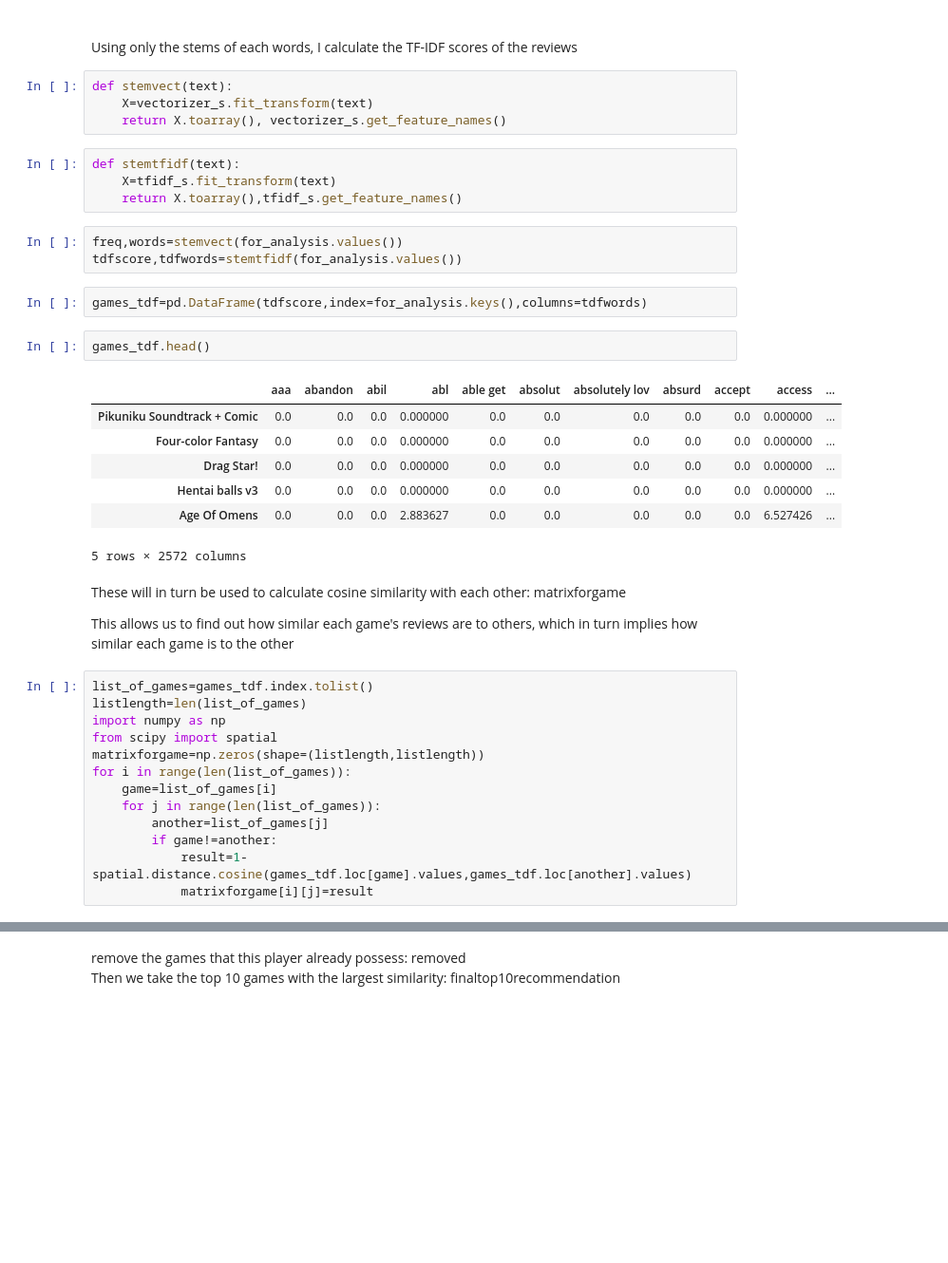
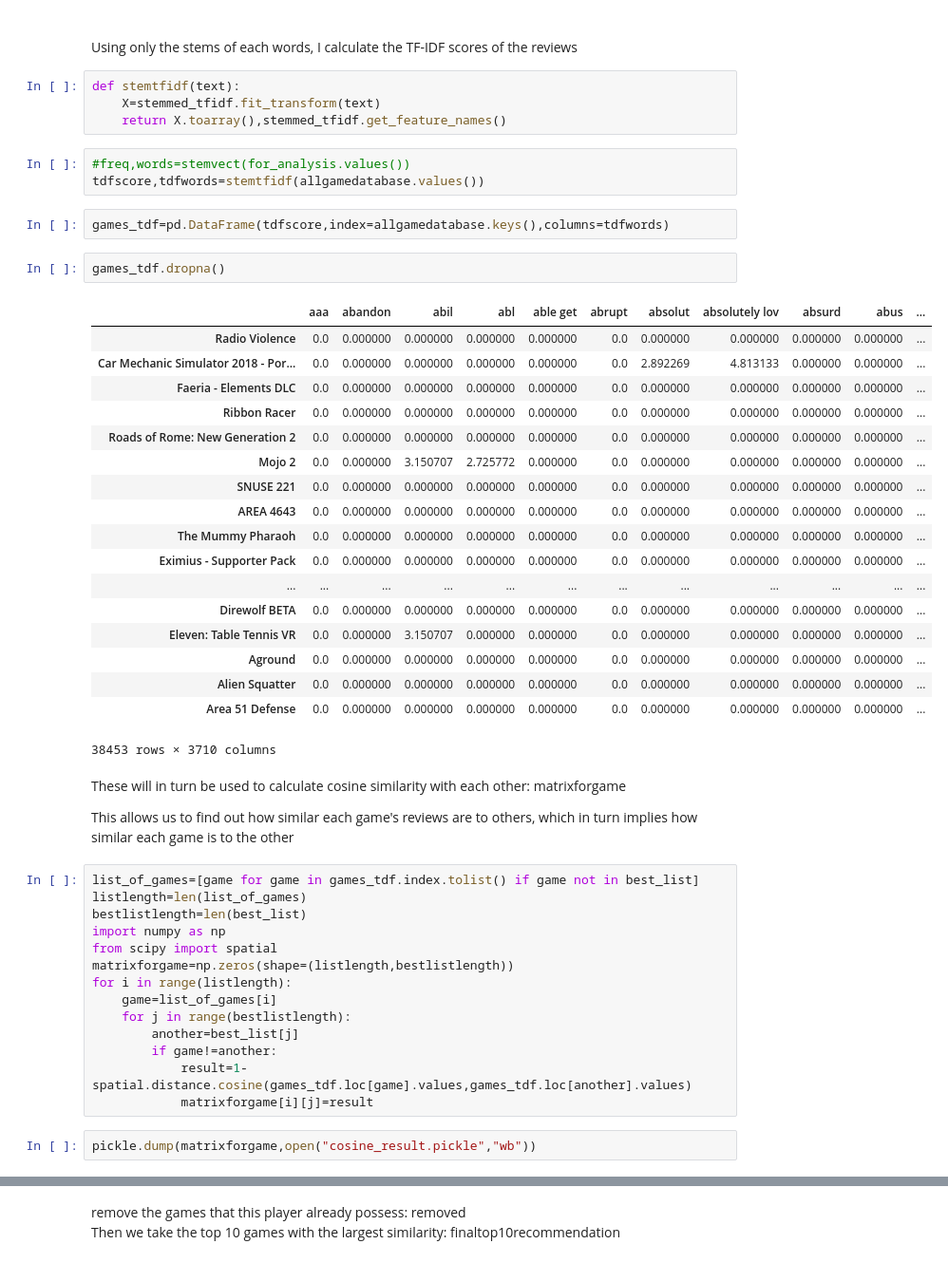
Before and after one commit to shshim906/Capstone1, a Jupyter notebook: Capstone 1 - Content based game recommendation.ipynb, the cells around one changed output, grey strips where cells are left out. Shown at 95% size. Drawn from its saved outputs; the diff is of its cells as text; blank space fills up the shorter version.

```diff
--- a/Capstone 1 - Content based game recommendation.ipynb
+++ b/Capstone 1 - Content based game recommendation.ipynb
@@ -230,42 +175,52 @@ From all the games this player played, the term "story" pops up quite a lot givi
 <br>
 Using only the stems of each words, I calculate the TF-IDF scores of the reviews
 # %%
-def stemvect(text):
-    X=vectorizer_s.fit_transform(text)
-    return X.toarray(), vectorizer_s.get_feature_names()
+def stemtfidf(text):
+    X=stemmed_tfidf.fit_transform(text)
+    return X.toarray(),stemmed_tfidf.get_feature_names()
-# %%
-def stemtfidf(text):
-    X=tfidf_s.fit_transform(text)
-    return X.toarray(),tfidf_s.get_feature_names()
 # %%
-freq,words=stemvect(for_analysis.values())
-tdfscore,tdfwords=stemtfidf(for_analysis.values())
+#freq,words=stemvect(for_analysis.values())
+tdfscore,tdfwords=stemtfidf(allgamedatabase.values())
 # %%
-games_tdf=pd.DataFrame(tdfscore,index=for_analysis.keys(),columns=tdfwords)
+games_tdf=pd.DataFrame(tdfscore,index=allgamedatabase.keys(),columns=tdfwords)
 # %%
-games_tdf.head()
+games_tdf.dropna()
 # %% [output]
-|  | aaa | abandon | abil | abl | able get | absolut | absolutely lov | absurd | accept | access | ... |
-| Pikuniku Soundtrack + Comic | 0.0 | 0.0 | 0.0 | 0.000000 | 0.0 | 0.0 | 0.0 | 0.0 | 0.0 | 0.000000 | ... |
-| Four-color Fantasy | 0.0 | 0.0 | 0.0 | 0.000000 | 0.0 | 0.0 | 0.0 | 0.0 | 0.0 | 0.000000 | ... |
-| Drag Star! | 0.0 | 0.0 | 0.0 | 0.000000 | 0.0 | 0.0 | 0.0 | 0.0 | 0.0 | 0.000000 | ... |
-| Hentai balls v3 | 0.0 | 0.0 | 0.0 | 0.000000 | 0.0 | 0.0 | 0.0 | 0.0 | 0.0 | 0.000000 | ... |
-| Age Of Omens | 0.0 | 0.0 | 0.0 | 2.883627 | 0.0 | 0.0 | 0.0 | 0.0 | 0.0 | 6.527426 | ... |
+|  | aaa | abandon | abil | abl | able get | abrupt | absolut | absolutely lov | absurd | abus | ... |
+| Radio Violence | 0.0 | 0.000000 | 0.000000 | 0.000000 | 0.000000 | 0.0 | 0.000000 | 0.000000 | 0.000000 | 0.000000 | ... |
+| Car Mechanic Simulator 2018 - Por... | 0.0 | 0.000000 | 0.000000 | 0.000000 | 0.000000 | 0.0 | 2.892269 | 4.813133 | 0.000000 | 0.000000 | ... |
+| Faeria - Elements DLC | 0.0 | 0.000000 | 0.000000 | 0.000000 | 0.000000 | 0.0 | 0.000000 | 0.000000 | 0.000000 | 0.000000 | ... |
+| Ribbon Racer | 0.0 | 0.000000 | 0.000000 | 0.000000 | 0.000000 | 0.0 | 0.000000 | 0.000000 | 0.000000 | 0.000000 | ... |
+| Roads of Rome: New Generation 2 | 0.0 | 0.000000 | 0.000000 | 0.000000 | 0.000000 | 0.0 | 0.000000 | 0.000000 | 0.000000 | 0.000000 | ... |
+| Mojo 2 | 0.0 | 0.000000 | 3.150707 | 2.725772 | 0.000000 | 0.0 | 0.000000 | 0.000000 | 0.000000 | 0.000000 | ... |
+| SNUSE 221 | 0.0 | 0.000000 | 0.000000 | 0.000000 | 0.000000 | 0.0 | 0.000000 | 0.000000 | 0.000000 | 0.000000 | ... |
+| AREA 4643 | 0.0 | 0.000000 | 0.000000 | 0.000000 | 0.000000 | 0.0 | 0.000000 | 0.000000 | 0.000000 | 0.000000 | ... |
+| The Mummy Pharaoh | 0.0 | 0.000000 | 0.000000 | 0.000000 | 0.000000 | 0.0 | 0.000000 | 0.000000 | 0.000000 | 0.000000 | ... |
+| Eximius - Supporter Pack | 0.0 | 0.000000 | 0.000000 | 0.000000 | 0.000000 | 0.0 | 0.000000 | 0.000000 | 0.000000 | 0.000000 | ... |
+| ... | ... | ... | ... | ... | ... | ... | ... | ... | ... | ... | ... |
+| Direwolf BETA | 0.0 | 0.000000 | 0.000000 | 0.000000 | 0.000000 | 0.0 | 0.000000 | 0.000000 | 0.000000 | 0.000000 | ... |
+| Eleven: Table Tennis VR | 0.0 | 0.000000 | 3.150707 | 0.000000 | 0.000000 | 0.0 | 0.000000 | 0.000000 | 0.000000 | 0.000000 | ... |
+| Aground | 0.0 | 0.000000 | 0.000000 | 0.000000 | 0.000000 | 0.0 | 0.000000 | 0.000000 | 0.000000 | 0.000000 | ... |
+| Alien Squatter | 0.0 | 0.000000 | 0.000000 | 0.000000 | 0.000000 | 0.0 | 0.000000 | 0.000000 | 0.000000 | 0.000000 | ... |
+| Area 51 Defense | 0.0 | 0.000000 | 0.000000 | 0.000000 | 0.000000 | 0.0 | 0.000000 | 0.000000 | 0.000000 | 0.000000 | ... |
-5 rows × 2572 columns
+38453 rows × 3710 columns
 # %% [markdown]
 These will in turn be used to calculate cosine similarity with each other: matrixforgame
 
 This allows us to find out how similar each game's reviews are to others, which in turn implies how similar each game is to the other
 # %%
-list_of_games=games_tdf.index.tolist()
+list_of_games=[game for game in games_tdf.index.tolist() if game not in best_list]
 listlength=len(list_of_games)
+bestlistlength=len(best_list)
 import numpy as np
 from scipy import spatial
-matrixforgame=np.zeros(shape=(listlength,listlength))
-for i in range(len(list_of_games)):
+matrixforgame=np.zeros(shape=(listlength,bestlistlength))
+for i in range(listlength):
     game=list_of_games[i]
-    for j in range(len(list_of_games)):
-        another=list_of_games[j]
+    for j in range(bestlistlength):
+        another=best_list[j]
         if game!=another:
             result=1-spatial.distance.cosine(games_tdf.loc[game].values,games_tdf.loc[another].values)
             matrixforgame[i][j]=result
+# %%
+pickle.dump(matrixforgame,open("cosine_result.pickle","wb"))
```
Also changed, not shown: parts of 50 cells of this notebook, 3 other files.
